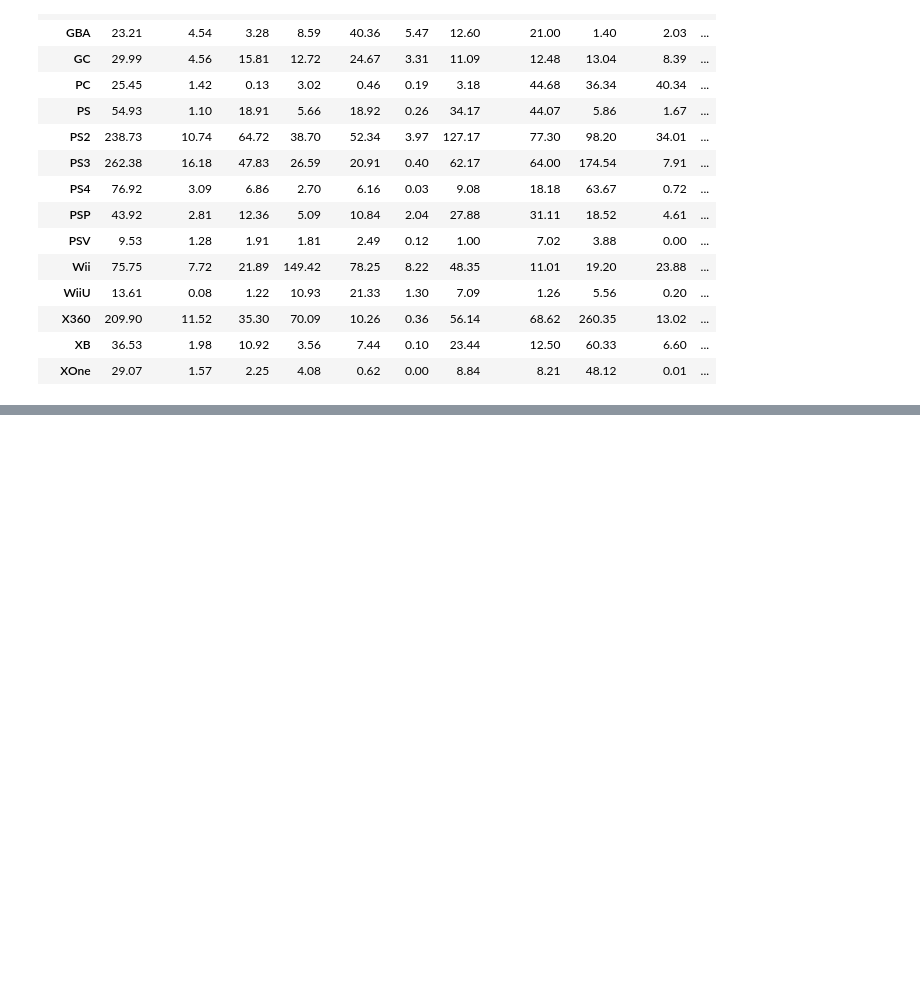
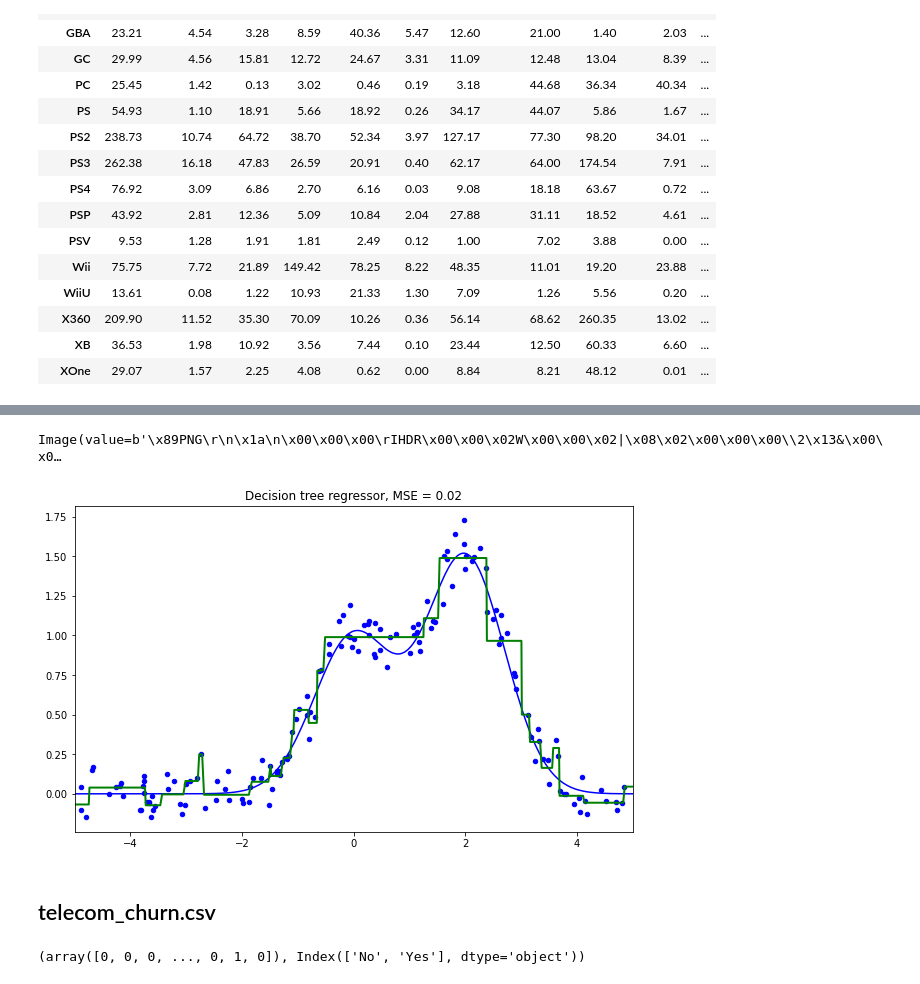
Before and after one commit to alfir-v10/RushODS_old, a Jupyter notebook: RUSH_ODS.ipynb, the cells around one changed output, grey strips where cells are left out. Cells and saved outputs as stored; diff of their text form; code cells hidden in the pictures; blank space fills up the shorter version.

```diff
--- a/RUSH_ODS.ipynb
+++ b/RUSH_ODS.ipynb
@@ -1264,0 +1428,58 @@ sns.heatmap(platform_genre_sales, annot=True, fmt='.1f', linewidths=0.5)
+# %%
+age_sal_tree = DecisionTreeClassifier(random_state=17)
+age_sal_tree.fit(
+    data2[["Возраст", "Зарплата"]].values, data2["Невозврат кредита"].values
+);
+dot_data = StringIO()
+export_graphviz(
+    age_sal_tree, feature_names=["Возраст", "Зарплата"], out_file=dot_data, filled=True
+)
+graph = pydotplus.graph_from_dot_data(dot_data.getvalue())
+Image(value=graph.create_png())
+# %% [output]
+Image(value=b'\x89PNG\r\n\x1a\n\x00\x00\x00\rIHDR\x00\x00\x02W\x00\x00\x02|\x08\x02\x00\x00\x00\\2\x13&\x00\x0…
+# %%
+n_train = 150
+n_test = 1000
+noise = 0.1
+
+
+def f(x):
+    x = x.ravel()
+    return np.exp(-(x ** 2)) + 1.5 * np.exp(-((x - 2) ** 2))
+
+
+def generate(n_samples, noise):
+    X = np.random.rand(n_samples) * 10 - 5
+    X = np.sort(X).ravel()
+    y = (
+        np.exp(-(X ** 2))
+        + 1.5 * np.exp(-((X - 2) ** 2))
+        + np.random.normal(0.0, noise, n_samples)
+    )
+    X = X.reshape((n_samples, 1))
+    return X, y
+
+
+X_train, y_train = generate(n_samples=n_train, noise=noise)
+X_test, y_test = generate(n_samples=n_test, noise=noise)
+# %%
+reg_tree = DecisionTreeRegressor(max_depth=5, random_state=17)
+
+reg_tree.fit(X_train, y_train)
+reg_tree_pred = reg_tree.predict(X_test)
+# %%
+plt.figure(figsize=(10, 6))
+plt.plot(X_test, f(X_test), "b")
+plt.scatter(X_train, y_train, c="b", s=20)
+plt.plot(X_test, reg_tree_pred, "g", lw=2)
+plt.xlim([-5, 5])
+plt.title(
+    "Decision tree regressor, MSE = %.2f"
+    % (np.sum((y_test - reg_tree_pred) ** 2) / n_test)
+)
+plt.show()
+# %% [output]
+[figure, added]
+# %% [markdown]
+## telecom_churn.csv
@@ -1264,0 +1488,4 @@ sns.heatmap(platform_genre_sales, annot=True, fmt='.1f', linewidths=0.5)
+# %%
+pd.factorize(df['International plan'])
+# %% [output]
+(array([0, 0, 0, ..., 0, 1, 0]), Index(['No', 'Yes'], dtype='object'))
```
Also changed, not shown: parts of 73 cells of this notebook.
